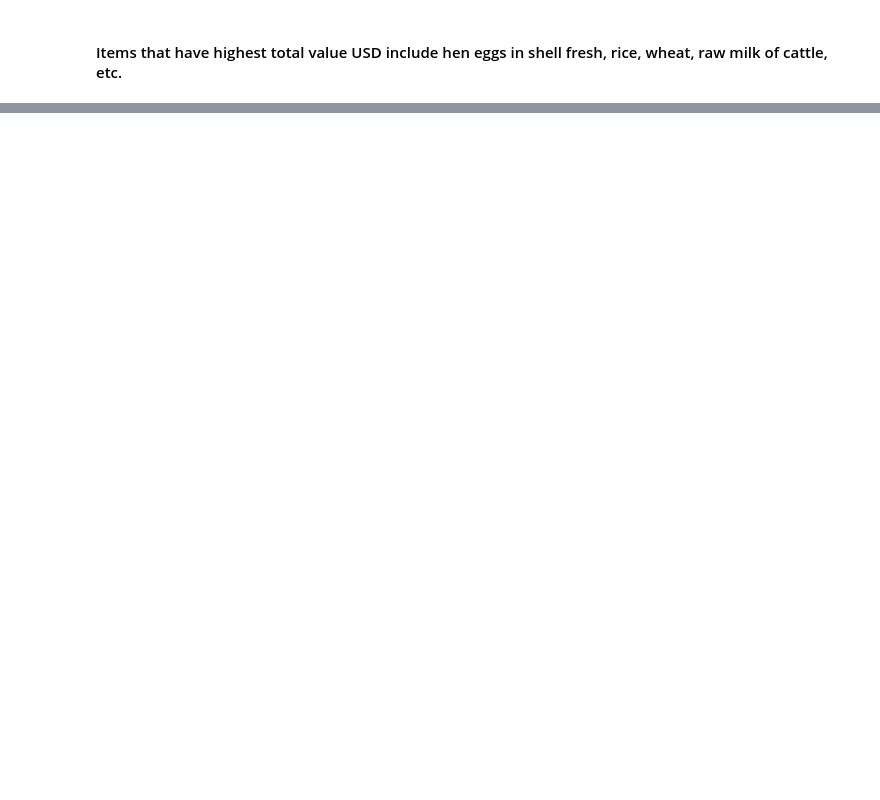
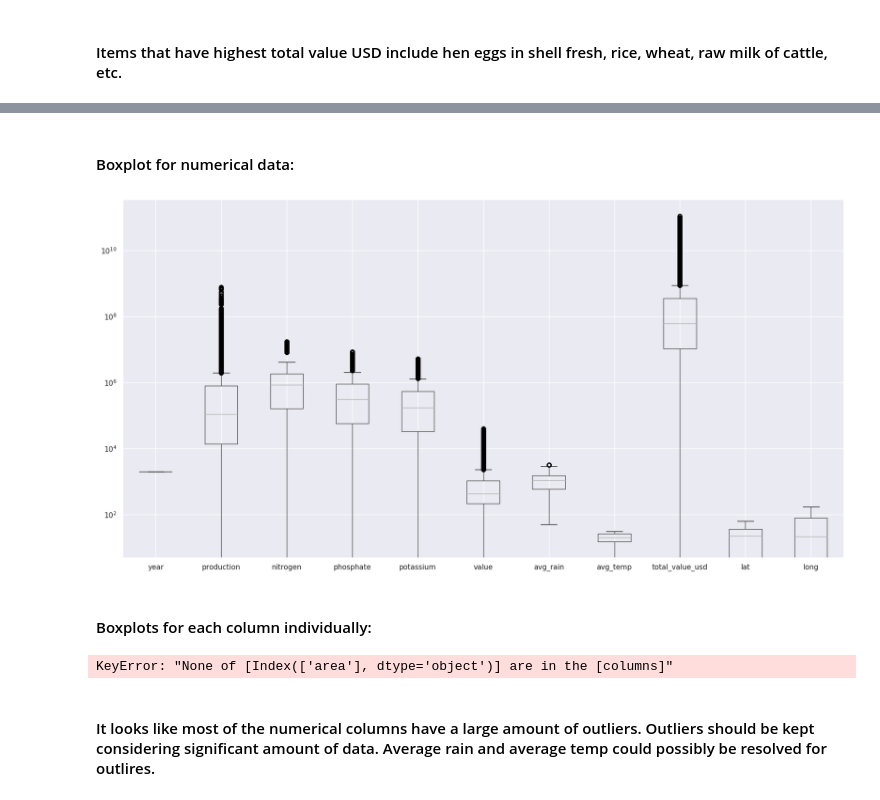
Before and after one commit to hunterblum/CloudFinal-Team1, a Jupyter notebook: Cloud_Team1.ipynb, the cells around one changed output, grey strips where cells are left out. Cells and saved outputs as stored; diff of their text form; code cells hidden in the pictures; blank space fills up the shorter version.

Commit message:
outlier analysis

```diff
--- a/Cloud_Team1.ipynb
+++ b/Cloud_Team1.ipynb
@@ -685,0 +722,19 @@ plt.show()
+# %% [markdown]
+#### Boxplot for numerical data:
+# %%
+df.boxplot(figsize=(20,10))
+plt.semilogy()
+plt.show()
+# %% [output]
+[figure, added]
+# %% [markdown]
+#### Boxplots for each column individually:
+# %%
+for column in df:
+    plt.figure(figsize=(5,3))
+    df.boxplot([column])
+    plt.show()
+# %% [output]
+KeyError: "None of [Index(['area'], dtype='object')] are in the [columns]"
+# %% [markdown]
+#### It looks like most of the numerical columns have a large amount of outliers. Outliers should be kept considering significant amount of data. Average rain and average temp could possibly be resolved for outlires.
```
Also changed, not shown: parts of 22 cells of this notebook.
